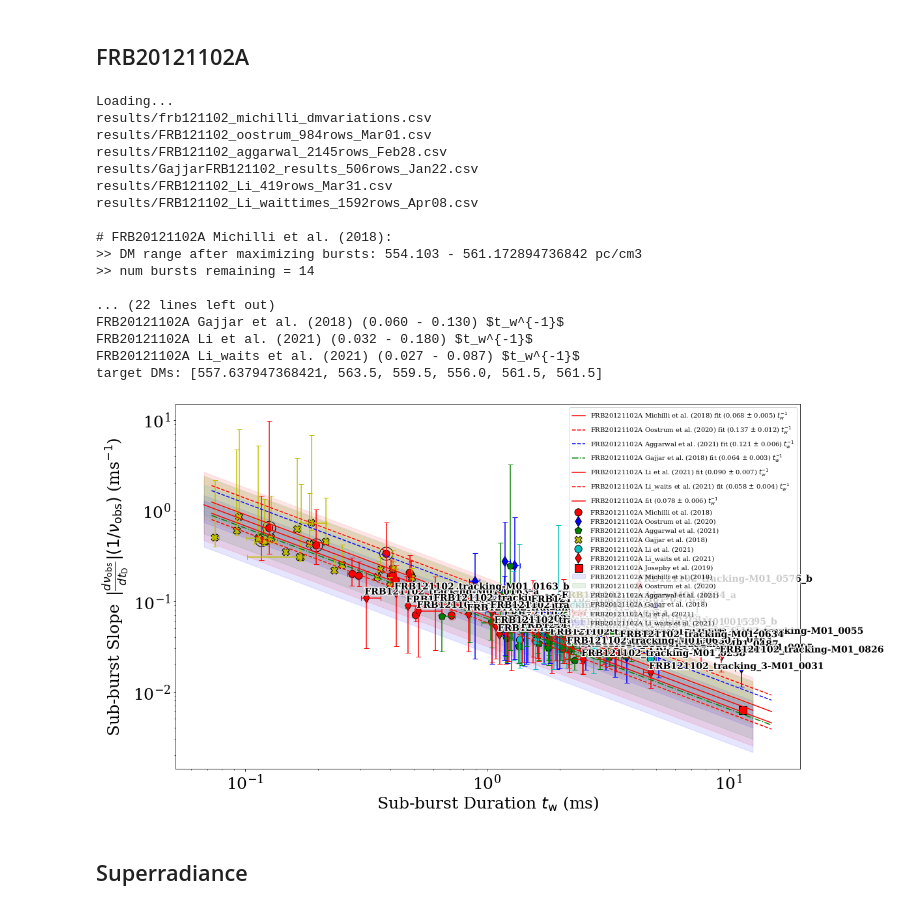
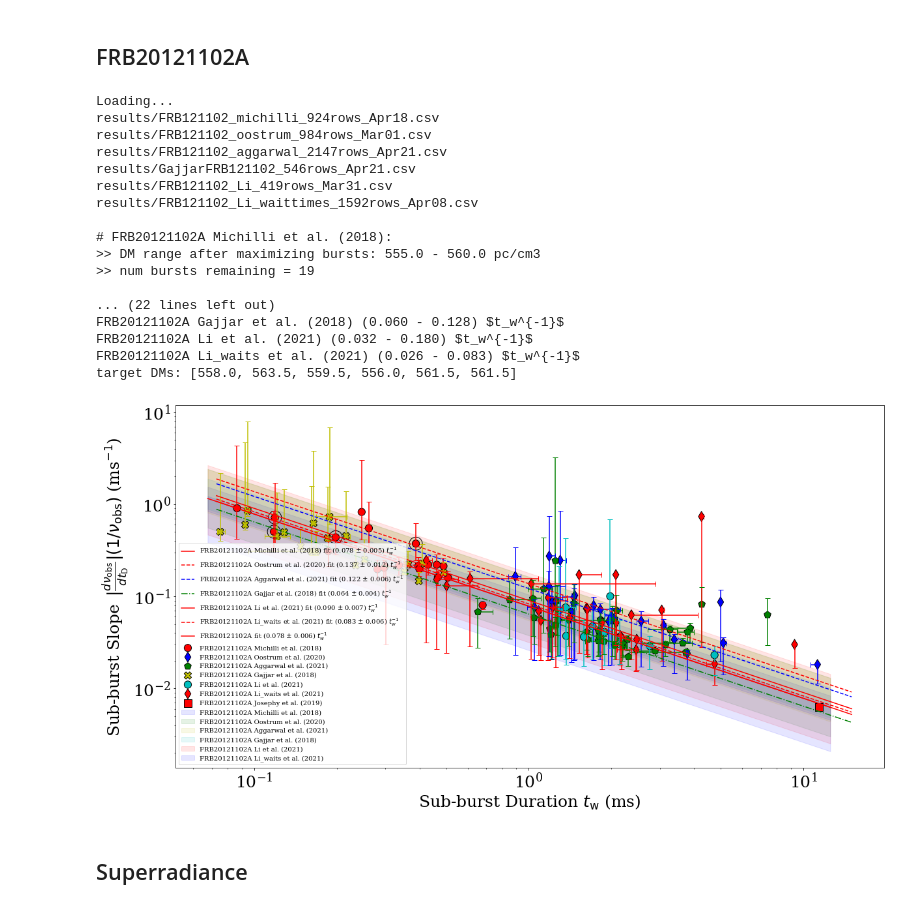
Before and after one commit to mef51/frbgui, a Jupyter notebook: PaperFigures.ipynb, the cells around one changed output. Saved outputs shown, nothing was run; the diff lists cells and outputs as text; code cells hidden in the pictures.

Commit message:
finalize measurements (redo michilli, add exclusions)

```diff
--- a/PaperFigures.ipynb
+++ b/PaperFigures.ipynb
@@ -33,12 +33,13 @@ pd.set_option('display.max_rows', None)
 %matplotlib inline
 
 chanspaces = [True, True, True, True, True, False, False, False]
-chanspaces = [True, False, False, False, False, False, False]
+chanspaces = [False, False, False, False, False, False, False]
 sources_filenames = [
-    "results/frb121102_michilli_dmvariations.csv",
+    # "results/frb121102_michilli_dmvariations.csv",
+    "results/FRB121102_michilli_924rows_Apr18.csv",
     'results/FRB121102_oostrum_984rows_Mar01.csv', # # 'results/FRB121102_oostrum_results_504rows_Jan19.csv',
-    'results/FRB121102_aggarwal_2145rows_Feb28.csv',
-    'results/GajjarFRB121102_results_506rows_Jan22.csv',
+    'results/FRB121102_aggarwal_2147rows_Apr21.csv',
+    'results/GajjarFRB121102_546rows_Apr21.csv',
     'results/FRB121102_Li_419rows_Mar31.csv',
     'results/FRB121102_Li_waittimes_1592rows_Apr08.csv',
 ]
@@ -71,7 +72,7 @@ annotations = [
     # []
 ]
 dmlimited = [
-    [3, 5, 6, 14],
+    ['M003', 'M005', 'M006', 'M014'],
     [],
     [],
     [],
@@ -79,12 +80,24 @@ dmlimited = [
     [],
 ]
 exclusions = [
+    ['M009', 'M010', 'M013'],
+    ['R1_B08', 'R1_B09', 'R1_B10', 'R1_B12'],
+    ['B023', 'B016', 'B028', 'B056', 'B109', 'B076', 'B079', 'B082', 'B133', 'B093', 'B091', 'B121', 'B128'],
+    ['11A', '11B', '12A', '11G'],
     [],
-    ['R1_B08', 'R1_B09', 'R1_B10', 'R1_B12'],
-    ['B023', 'B016', 'B028', 'B056', 'B109', 'B076', 'B079', 'B093', 'B091', 'B121', 'B128'],
-    ['11A', '11B', '12A'],
-    [],
-    ['FRB121102_tracking-M01_0576', 'FRB121102_tracking-M01_1180'],
+    [
+        'FRB121102_tracking-M01_0576',
+        'FRB121102_tracking-M01_1180',
+        'FRB121102_tracking-M01_0055',
+        'FRB121102_tracking-M01_0095',
+        'FRB121102_tracking-M01_0163',
+        'FRB121102_tracking-M01_0264',
+        'FRB121102_tracking-M01_0388',
+        'FRB121102_tracking-M01_0415',
+        'FRB121102_tracking-M01_0487',
+        'FRB121102_tracking-M01_0576',
+        'FRB121102_tracking-M01_0634'
+    ]
 ]
 
 
@@ -93,7 +106,9 @@ targetDMs = [557.048789473684, 563.5, 559.5, 555.0]
 targetDMs = [557.637947368421, 563.5, 559.5, 556.0, 563.5]
 targetDMs = [557.637947368421, 560, 559.5, 556.0, 563.5]
 targetDMs = [557.637947368421, 563.5, 559.5, 556.0, 560.5]
-targetDMs = [557.637947368421, 563.5, 559.5, 556.0, 561.5, 560.5]
+targetDMs = [557.637947368421, 563.5, 559.5, 556.0, 561.5, 561.5]
+targetDMs = [558.5, 563.5, 559.5, 556.0, 561.5, 561.5]
+targetDMs = [558.0, 563.5, 559.5, 556.0, 561.5, 561.5]
 
 def getFRB20121102AFit(pltdata):
     """ merge michilli and gajjar and fit together"""
@@ -107,7 +122,7 @@ Bconstants = extradata['Bconstants']
 # bakeddata['frames'][0] = pd.concat([bakeddata['frames'][0], bakeddata['frames'][1]])
 # del bakeddata['frames'][1]
 # del bakeddata['labels'][1]
-annotatei = [-1]
+annotatei = []
 ax, _ = driftlaw.plotSlopeVsDuration(bakeddata['frames'], bakeddata['labels'], fitlines=['r-', 'r--', 'b--', 'g-.'], markers=['o', 'd', 'p', 'X'], title=None,
                                      annotatei=annotatei, fitextents=[0.0728, 15], hidefit=[],
                                      logscale=True, errorfunc=driftlaw.limitedDMrangeerror, fiterrorfunc=driftlaw.log_error)
@@ -145,43 +160,43 @@ for name, color, hatch in zip(fitdata.name.unique(), bakeddata['colors'], ['', '
         # ax.fill_between(x, min(params)/x, max(params)/x, alpha=0.1, color='None', edgecolor='w', hatch=hatch, zorder=-9)
 
 ## Combine michilli and gajjar fits. See `getFRB20121102AFit()`. the result of the fit when merging frames is 0.083 +- 0.005
 # frb121102_A = getFRB20121102AFit(bakeddata) # opens a figure
 frb121102_A = (0.07816130353202802, 0.005971946986254264)
 plt.plot(x, frb121102_A[0]/x, 'r-', label='{} fit ({:.3f} $\\pm$ {:.3f}) $t_w^{{-1}}$'.format('FRB20121102A', frb121102_A[0], frb121102_A[1]))
 
 # Legend stuff
 hdls, lbls = ax.get_legend_handles_labels()
 # order = [3, 4, 7, 5, 6, 2, 0, 1, 8, 9, 10]
 # ax.legend([hdls[idx] for idx in order], [lbls[idx] for idx in order], fontsize='x-large')
 # hdls[0], hdls[1], hdls[2], hdls[5], hdls[6], hdls[7] = hdls[2], hdls[0], hdls[1], hdls[7], hdls[5], hdls[6]
 # lbls[0], lbls[1], lbls[2], lbls[5], lbls[6], lbls[7] = lbls[2], lbls[0], lbls[1], lbls[7], lbls[5], lbls[6]
-ax.legend(fontsize='medium')
+ax.legend(fontsize='medium', loc=3)
 # ax.legend(hdls[7:18], lbls[7:18], fontsize='medium')
 # ax.get_legend().remove()
 
 # ax.set_xlim(0.0737, 12.5)
 # ax.set_ylim(0.0013395279509532563, 508.64764364084175)
 # plt.savefig('figures/driftvnuobs_dmvars.pdf')
 print(f"target DMs: {driftlaw.getOptimalDMs(fitdata, log=False)}")
 # %% [output]
 Loading...
-results/frb121102_michilli_dmvariations.csv
+results/FRB121102_michilli_924rows_Apr18.csv
 results/FRB121102_oostrum_984rows_Mar01.csv
-results/FRB121102_aggarwal_2145rows_Feb28.csv
-results/GajjarFRB121102_results_506rows_Jan22.csv
+results/FRB121102_aggarwal_2147rows_Apr21.csv
+results/GajjarFRB121102_546rows_Apr21.csv
 results/FRB121102_Li_419rows_Mar31.csv
 results/FRB121102_Li_waittimes_1592rows_Apr08.csv
 
 # FRB20121102A Michilli et al. (2018):
->> DM range after maximizing bursts: 554.103 - 561.172894736842 pc/cm3
->> num bursts remaining = 14
+>> DM range after maximizing bursts: 555.0 - 560.0 pc/cm3
+>> num bursts remaining = 19
 
 ... (22 lines left out)
-FRB20121102A Gajjar et al. (2018) (0.060 - 0.130) $t_w^{-1}$
+FRB20121102A Gajjar et al. (2018) (0.060 - 0.128) $t_w^{-1}$
 FRB20121102A Li et al. (2021) (0.032 - 0.180) $t_w^{-1}$
-FRB20121102A Li_waits et al. (2021) (0.027 - 0.087) $t_w^{-1}$
-target DMs: [557.637947368421, 563.5, 559.5, 556.0, 561.5, 561.5]
+FRB20121102A Li_waits et al. (2021) (0.026 - 0.083) $t_w^{-1}$
+target DMs: [558.0, 563.5, 559.5, 556.0, 561.5, 561.5]
-[figure, old version]
+[figure, new version]
 # %% [markdown]
 ## Superradiance
 # %%
```
Also changed, not shown: parts of 3 cells of this notebook, 7 other files.
